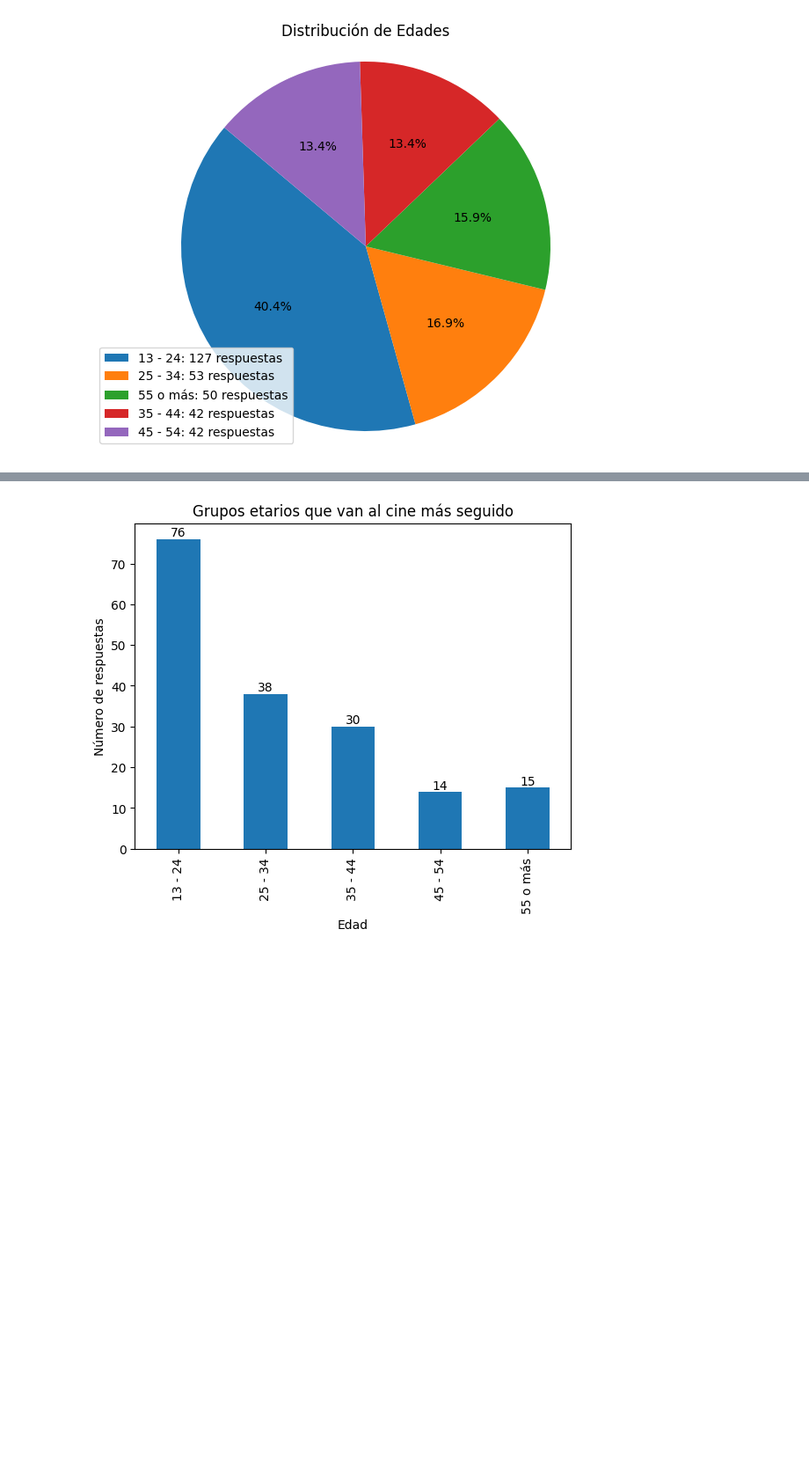
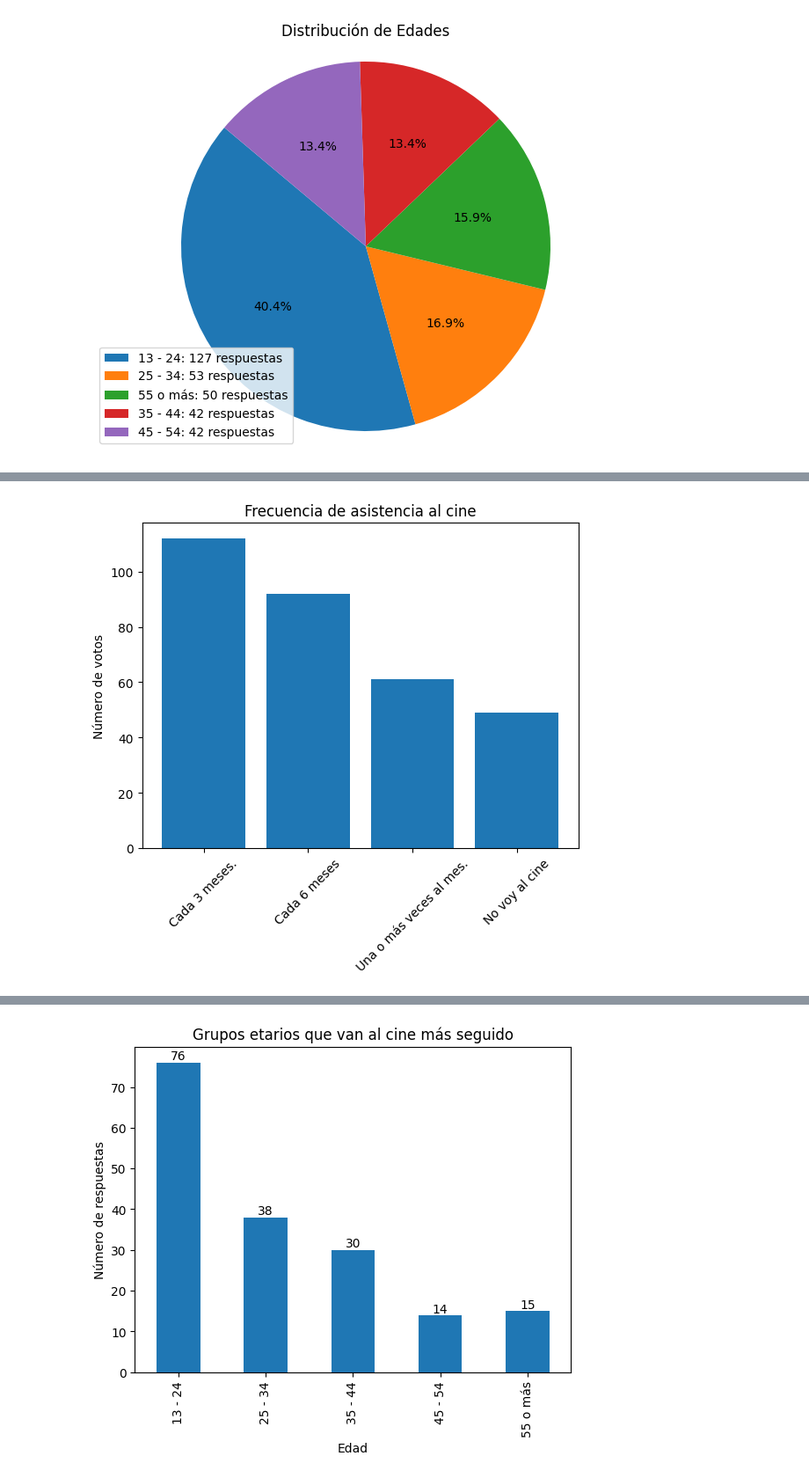
Before and after one commit to Incutti/TSopInfo_TPEncuesta, a Jupyter notebook: TpEncuesta.ipynb, the cells around one changed output, grey strips where cells are left out. Shown: that part at 88% size. Cells and saved outputs as stored; diff of their text form; code cells hidden in the pictures; blank space fills up the shorter version.

```diff
--- a/TpEncuesta.ipynb
+++ b/TpEncuesta.ipynb
@@ -159 +142,21 @@ WARNING:matplotlib.font_manager:findfont: Font family 'Times New Roman' not foun
 [figure]
+# %%
+
+import matplotlib.pyplot as plt
+
+frecuencia_counts = csv['¿Con qué frecuencia aproximadamente va al cine?'].value_counts()
+
+x_labels = frecuencia_counts.index.to_list()
+y_values = frecuencia_counts.to_numpy()
+
+plt.bar(x_labels, y_values)
+
+
+plt.ylabel('Número de votos')
+plt.title('Frecuencia de asistencia al cine')
+
+plt.xticks(rotation=45)
+
+plt.show()
+# %% [output]
+[figure, added]
```
Also changed, not shown: parts of 2 cells of this notebook.
